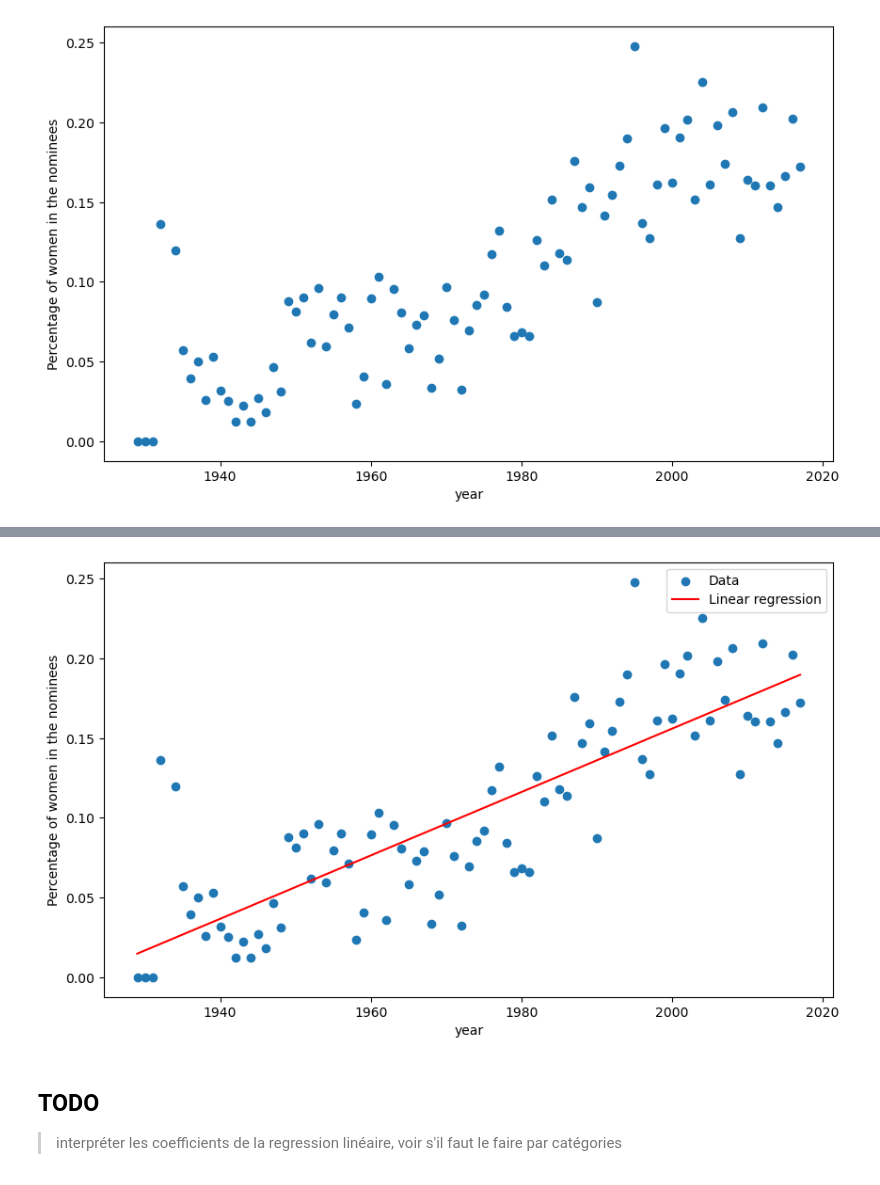
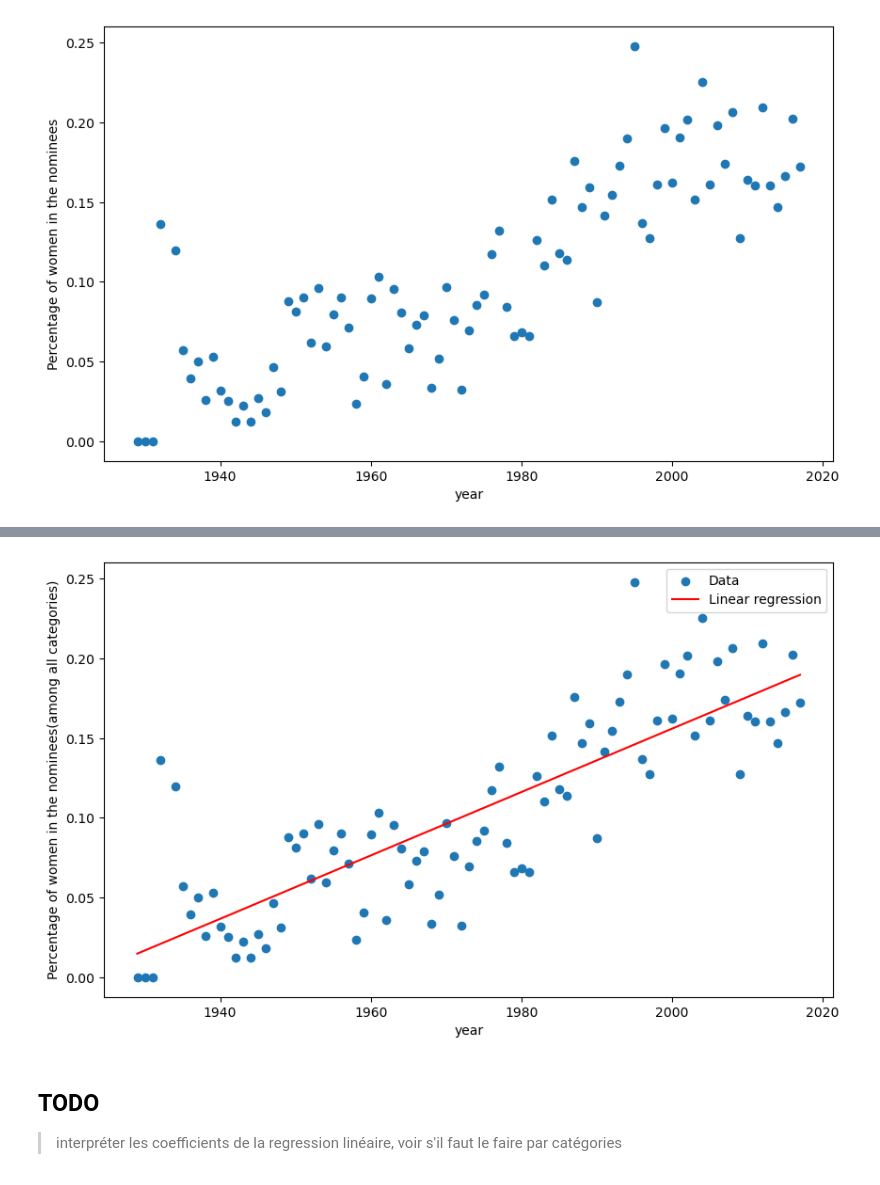
Before and after one commit to epfl-ada/ada-2022-project-cyga, a Jupyter notebook: ada-2022-project-cyga/Oscar_movie_preprocess.ipynb, the cells around one changed output, grey strips where cells are left out. Drawn from its saved outputs; the diff is of its cells as text; code cells hidden in the pictures.

```diff
--- a/ada-2022-project-cyga/Oscar_movie_preprocess.ipynb
+++ b/ada-2022-project-cyga/Oscar_movie_preprocess.ipynb
@@ -284,16 +284,16 @@ strong multicollinearity or other numerical problems.
 # %%
 #plot the linear regression results
 
 plt.figure(figsize=(10,6))
 plt.scatter(oscar_nominees_evol.index,oscar_nominees_evol.females/oscar_nominees_evol.total)
 plt.plot(oscar_nominees_evol.index, predictions, color='red')
 #add a legend
 plt.legend(['Data','Linear regression'])
 plt.xlabel("year")
-plt.ylabel("Percentage of women in the nominees")
+plt.ylabel("Percentage of women in the nominees(among all categories)")
 plt.show()
 # %% [output]
-[figure, old version]
+[figure, new version]
 # %% [markdown]
 ## TODO
 > interpréter les coefficients de la regression linéaire, voir s'il faut le faire par catégories
```
Also changed, not shown: parts of 2 cells of this notebook, 1 other file.
